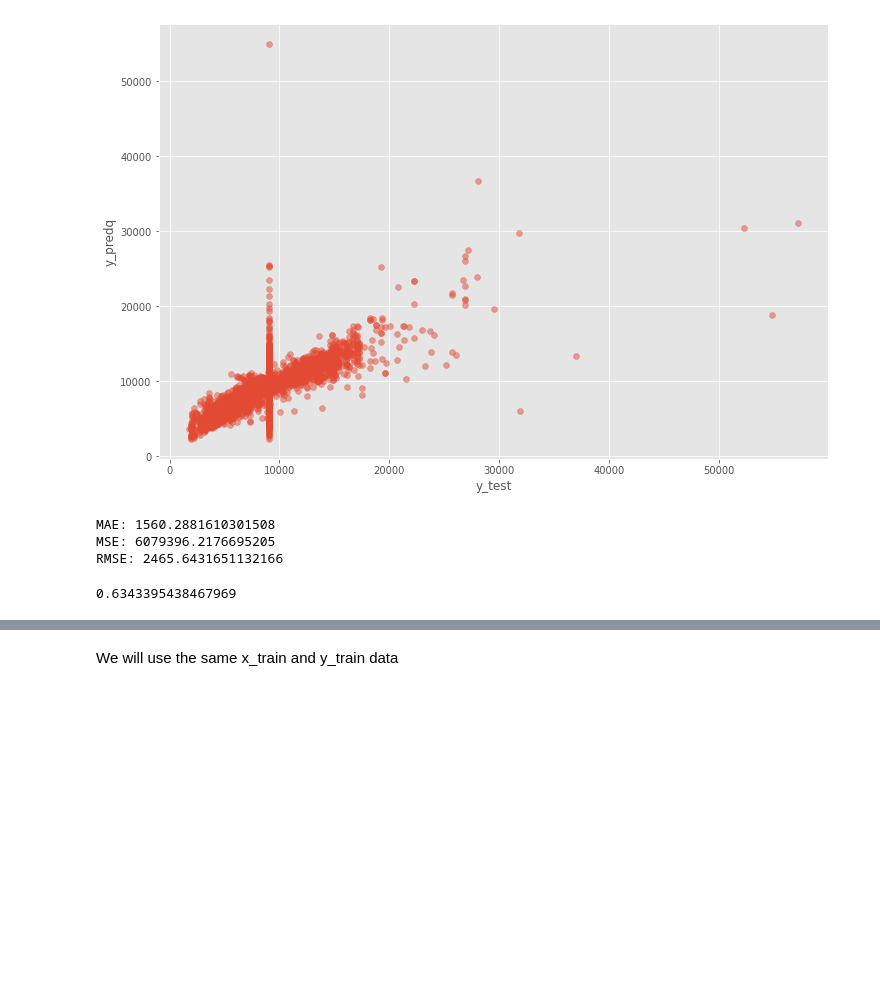
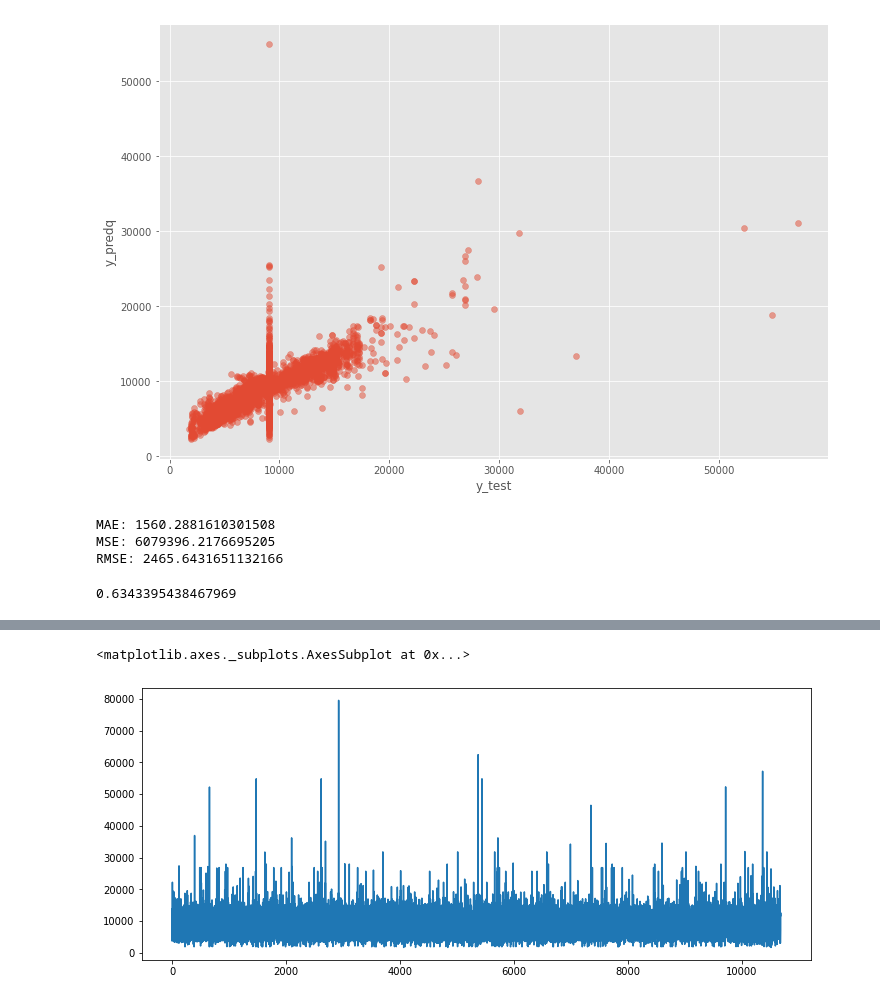
Before and after one commit to subtain23/dissertaion-, a Jupyter notebook: Flight_Fare_Prediction.ipynb, the cells around one changed output, grey strips where cells are left out. Saved outputs shown, nothing was run; the diff lists cells and outputs as text; code cells hidden in the pictures; blank space fills up the shorter version.

```diff
--- a/Flight_Fare_Prediction.ipynb
+++ b/Flight_Fare_Prediction.ipynb
@@ -894,5 +935,6 @@ df.head()
 # %%
-df1= pd.read_csv("flight test.csv")
+df['Price'].plot(figsize=(12,5))
+# %% [output]
+<matplotlib.axes._subplots.AxesSubplot at 0x...>
+[figure, added]
-# %% [markdown]
-We will use the same x_train and y_train data
 # %%
```
Also changed, not shown: parts of 20 cells of this notebook, 2 other files.
